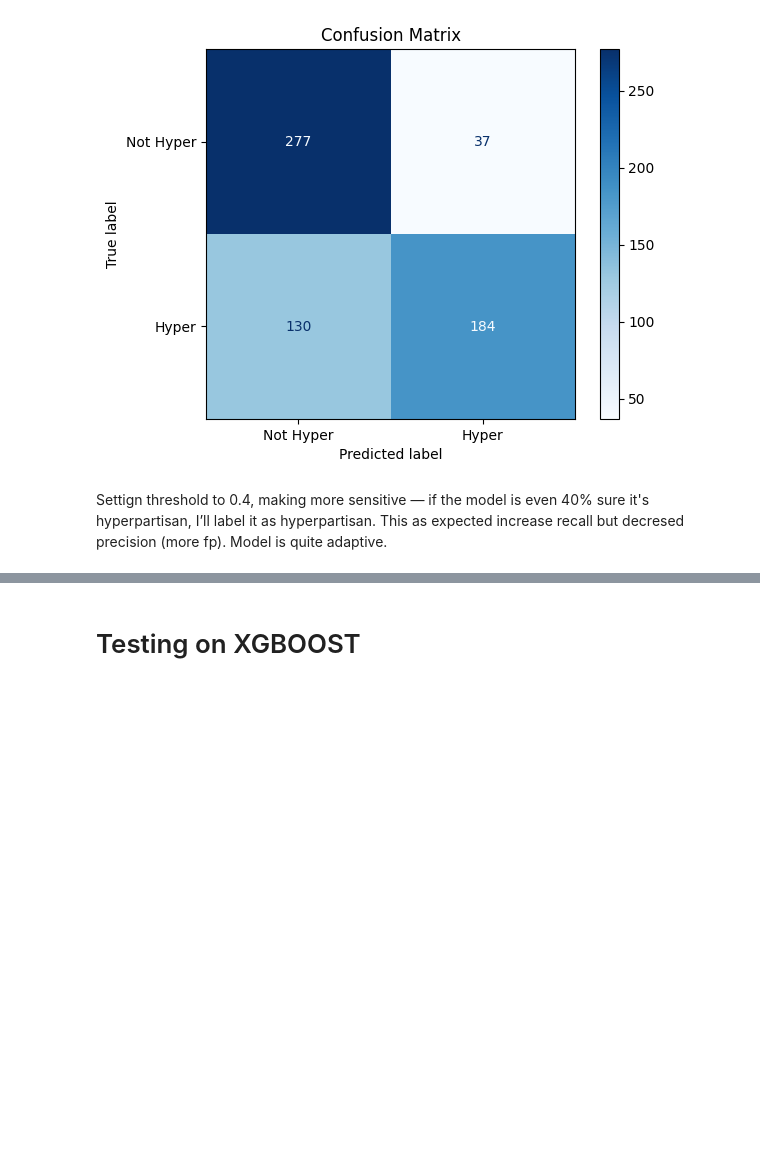
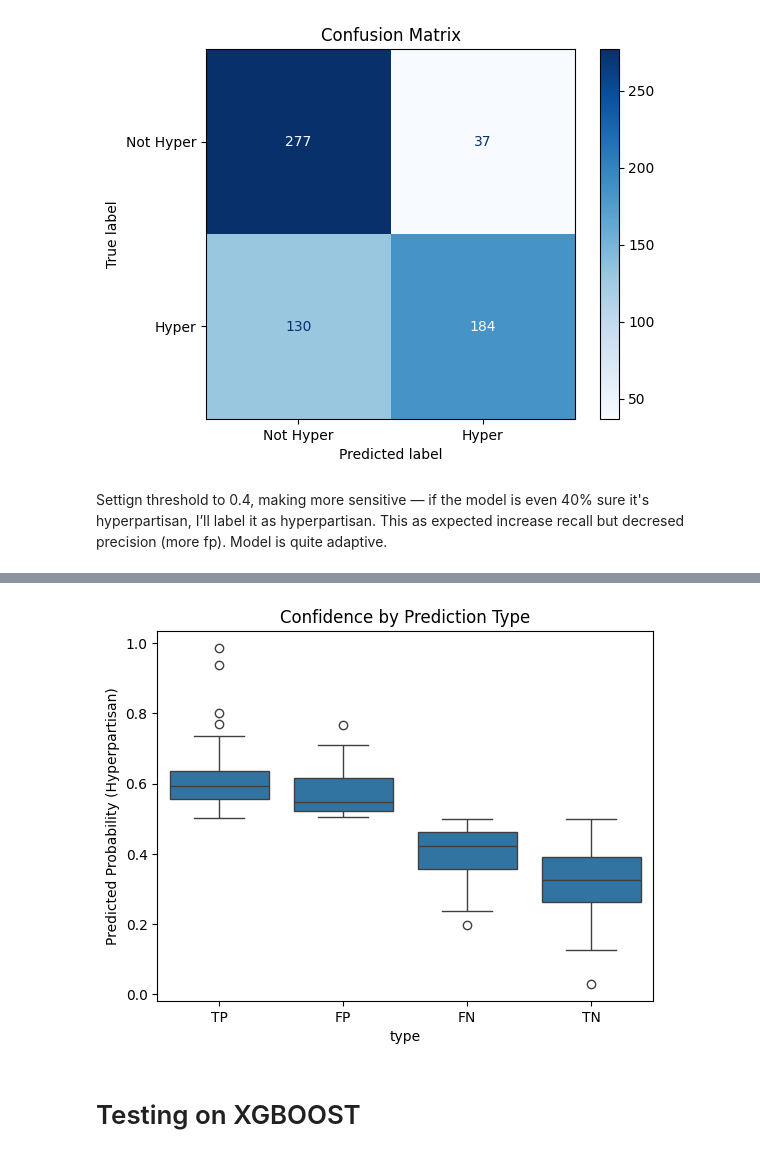
Before and after one commit to badaa002/DAT550-2025---Hyperpartisan-News-Detection-, a Jupyter notebook: notebooks/GridSearchCV.ipynb, the cells around one changed output, grey strips where cells are left out. Drawn from its saved outputs; the diff is of its cells as text; code cells hidden in the pictures; blank space fills up the shorter version.

```diff
--- a/notebooks/GridSearchCV.ipynb
+++ b/notebooks/GridSearchCV.ipynb
@@ -240,3 +250,29 @@ Settign threshold to 0.4, making more sensitive — if the model is even 40% sur
+# %%
+from sklearn.metrics import confusion_matrix
+
+# Manually label each sample
+labels = []
+for true, pred in zip(y_test, y_pred):
+    if pred == 1 and true == 1:
+        labels.append("TP")
+    elif pred == 1 and true == 0:
+        labels.append("FP")
+    elif pred == 0 and true == 0:
+        labels.append("TN")
+    else:
+        labels.append("FN")
+
+df_types = pd.DataFrame({
+    "confidence": confidence_rf,
+    "type": labels
+})
+
+sns.boxplot(x="type", y="confidence", data=df_types, order=["TP", "FP", "FN", "TN"])
+plt.title("Confidence by Prediction Type")
+plt.ylabel("Predicted Probability (Hyperpartisan)")
+plt.show()
+# %% [output]
+[figure, added]
 # %% [markdown]
 # Testing on XGBOOST
 # %%
```
Also changed, not shown: parts of 7 cells of this notebook, 16 other files.
